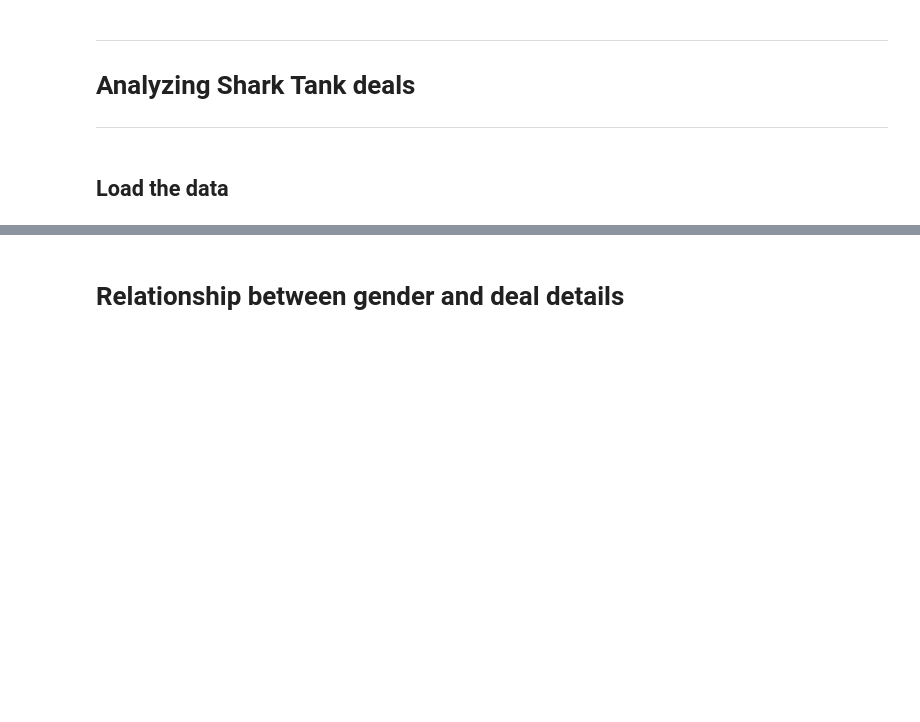
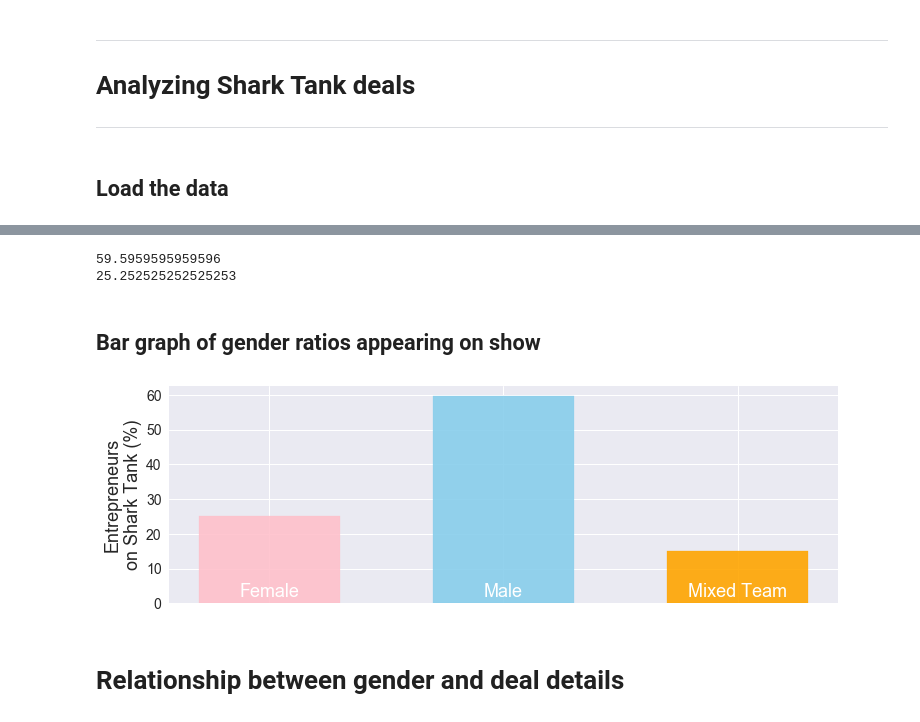
Before and after one commit to johnwmillr/SharkTank, a Jupyter notebook: SharkTank.ipynb, the cells around one changed output, grey strips where cells are left out. Drawn from its saved outputs; the diff is of its cells as text; code cells hidden in the pictures; blank space fills up the shorter version.

Commit message:
Add graph of gender ratios on show

```diff
--- a/SharkTank.ipynb
+++ b/SharkTank.ipynb
@@ -14,10 +14,10 @@ from genderize import Genderize
 # %% [markdown]
 ## Load the data
 # %%
-# df = pd.read_csv('./data/SharkTankDeals.csv').dropna(subset=['Valuation'])
 # https://www.quora.com/What-have-you-learned-from-watching-the-television-program-Shark-Tank/answer/Halle-Tecco
-df = pd.read_csv('./data/SharkTankData_WithAttendance.csv').dropna(subset=['gender'])
-df = df[df.gender != 'Mixed Team'] # Only keep male and female contestants
+# df = pd.read_csv('./data/SharkTankData_WithAttendance.csv').dropna(subset=['gender'])
+df = pd.read_csv('./data/old/SharkTankData.csv').dropna(subset=['gender'])
+# df = df[df.gender != 'Mixed Team'] # Only keep male and female contestants
 # %%
 sharks = ['Corcoran', 'Greiner', 'Cuban', 'Herjavec', 'John', "O'Leary"]
 shark_genders = dict(zip(sharks,['f','f','m','m','m','m']))
@@ -26,3 +36,44 @@ for shark in sharks:
+# %%
+# Ratio of male and female entrepreneurs
+print(100*(df.gender=='Male').sum()/len(df))
+print(100*(df.gender=='Female').sum()/len(df))
+# %% [output]
+59.5959595959596
+25.252525252525253
+# %% [markdown]
+## Bar graph of gender ratios appearing on show
+# %%
+genders = np.unique(df.gender)
+gender_counts = np.zeros(len(genders))
+for n,gender in enumerate(genders):
+    gender_counts[n] = 100*(df.gender==gender).sum()/len(df)
+
+x = np.arange(len(genders))
+# %%
+fig, ax = plt.subplots(figsize=(12,4))
+barlist = ax.bar(x, gender_counts, width=0.6, alpha=0.9)
+ax.set_xticklabels(genders)
+
+# Plot the metric
+ax.set_xticks(x)
+# ax.set_xticklabels(genders)
+ax.set_xticklabels([])
+ax.tick_params(labelsize=FS-2)
+# ax.set_xlabel('Entrepreneur Gender', fontsize=FS+2)
+ax.set_ylabel('Entrepreneurs\non Shark Tank (%)', fontsize=FS+2)
+
+# Touch up the plot
+for b,c in zip(barlist, ['pink', 'skyblue', 'orange']):
+    b.set_color(c)
+
+for n in np.arange(len(x)):
+    ax.text(x[n], 2, "{g}".format(g=genders[n]),
+        fontsize=FS+2, ha='center', color='w', weight='normal')
+
+# plt.show()
+plt.savefig('./figures/gender_ratios.png', dpi=300, bbox_inches='tight')
+# %% [output]
+[figure, added]
 # %% [markdown]
 # Relationship between gender and deal details
 # %% [markdown]
```
Also changed, not shown: parts of 12 cells of this notebook, 2 other files.
